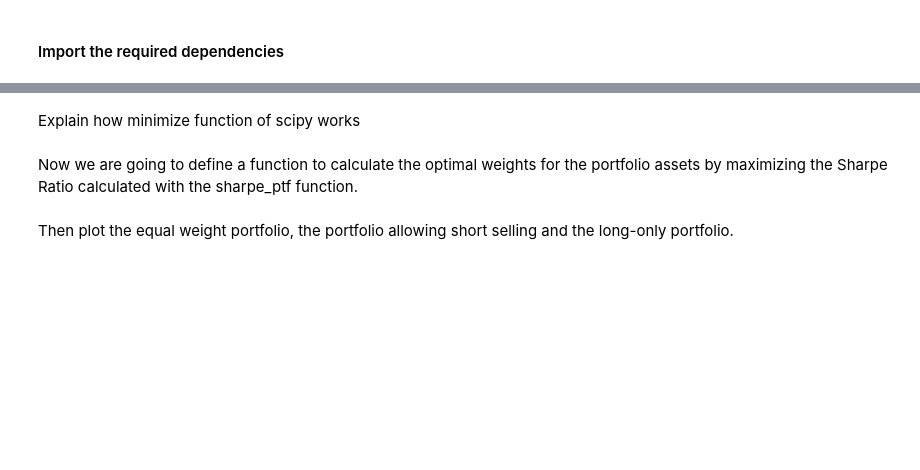
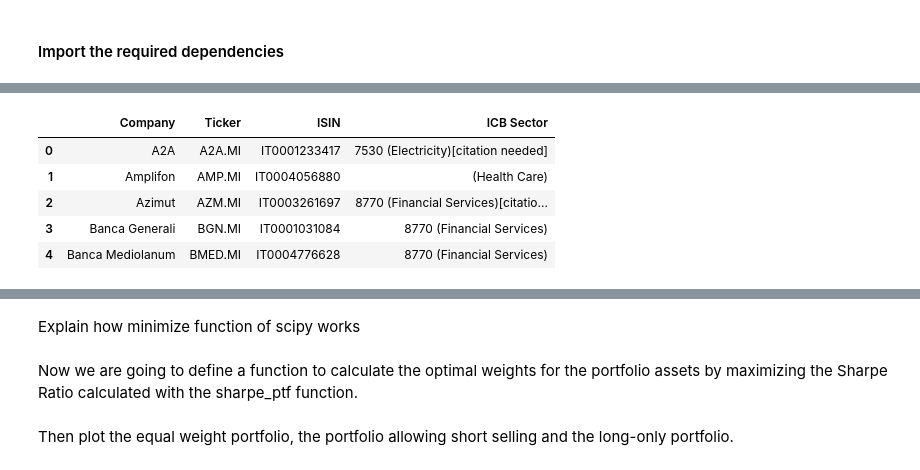
Before and after one commit to tommasograndi/StockPredDashboard, a Jupyter notebook: Report.ipynb, the cells around one changed output, grey strips where cells are left out. Cells and saved outputs as stored; diff of their text form; code cells hidden in the pictures; blank space fills up the shorter version.

```diff
--- a/Report.ipynb
+++ b/Report.ipynb
@@ -8,0 +30,16 @@ import matplotlib.pyplot as plt
+# %%
+# We can now repeat the same process for Nasdaq and FTSEMIB
+FTSEMIB = pd.read_html('https://en.wikipedia.org/wiki/FTSE_MIB')
+FTSEMIB = FTSEMIB[1]
+
+NASDAQ = pd.read_html('https://en.wikipedia.org/wiki/Nasdaq-100#Components')
+NASDAQ = NASDAQ[4]
+# %%
+FTSEMIB.head()
+# %% [output]
+|  | Company | Ticker | ISIN | ICB Sector |
+| 0 | A2A | A2A.MI | IT0001233417 | 7530 (Electricity)[citation needed] |
+| 1 | Amplifon | AMP.MI | IT0004056880 | (Health Care) |
+| 2 | Azimut | AZM.MI | IT0003261697 | 8770 (Financial Services)[citatio... |
+| 3 | Banca Generali | BGN.MI | IT0001031084 | 8770 (Financial Services) |
+| 4 | Banca Mediolanum | BMED.MI | IT0004776628 | 8770 (Financial Services) |
```
Also changed, not shown: parts of 13 cells of this notebook, 2 other files.
